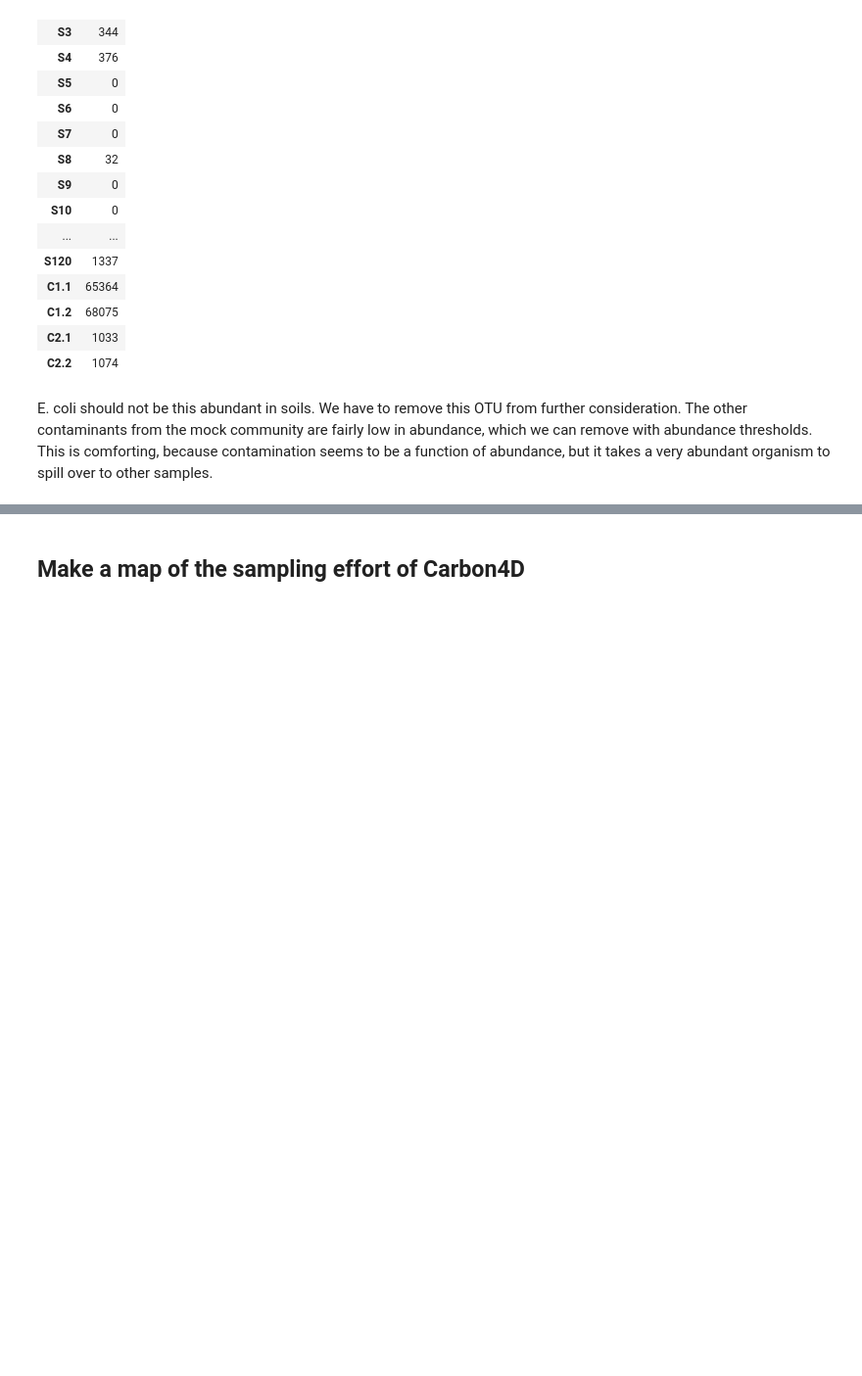
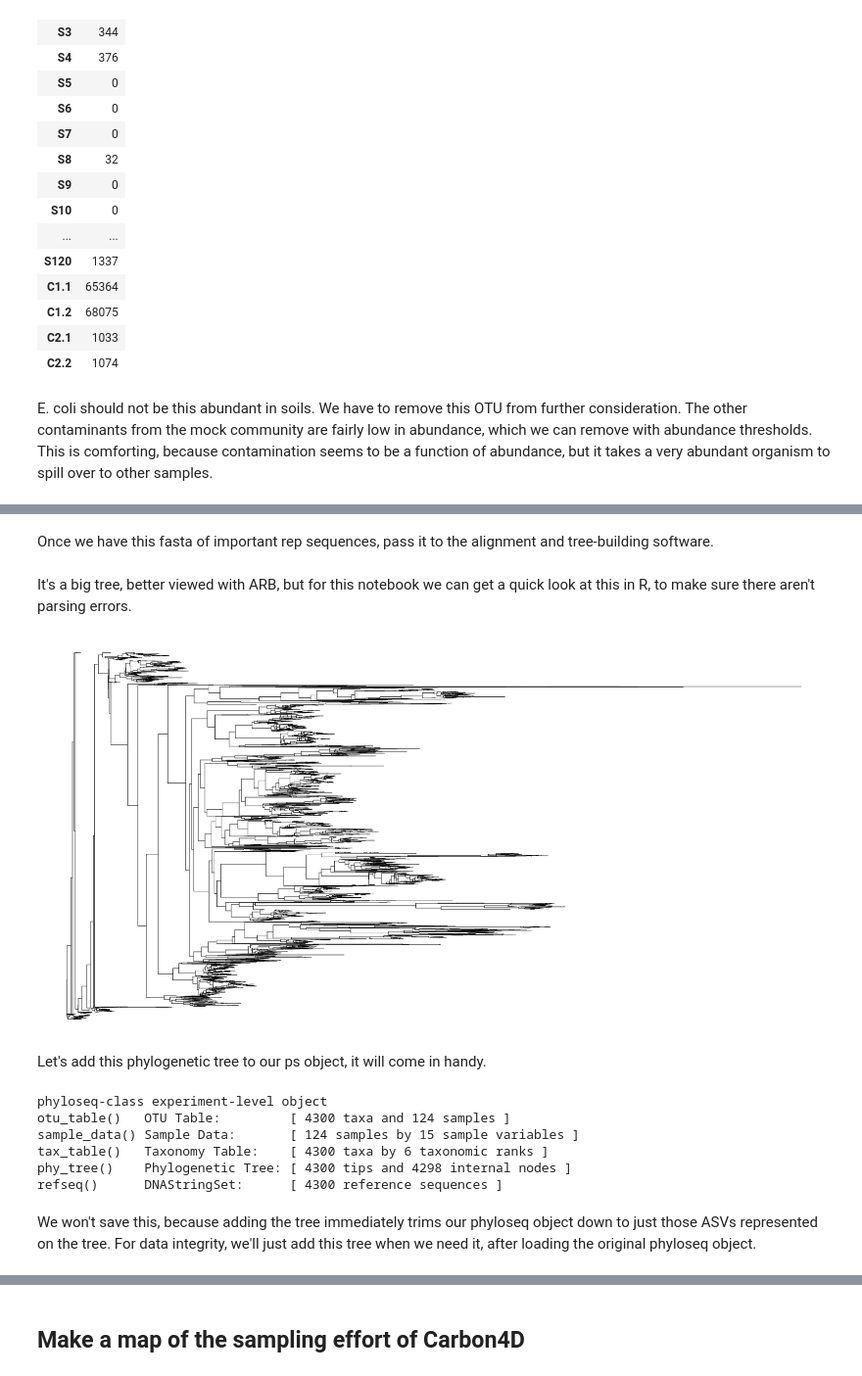
Before and after one commit to danchurch/fichtelgebirgeSoils, a Jupyter notebook: spatialAnalysis/spatialAnalysisSulariData.ipynb, the cells around one changed output, grey strips where cells are left out. Shown at 98% size. Drawn from its saved outputs; the diff is of its cells as text; code cells hidden in the pictures; blank space fills up the shorter version.

Commit message:
updating notebook with mc stuff

```diff
--- a/spatialAnalysis/spatialAnalysisSulariData.ipynb
+++ b/spatialAnalysis/spatialAnalysisSulariData.ipynb
@@ -284,0 +334,2 @@ E. coli should not be this abundant in soils. We have to remove this OTU from fu
+# %% [markdown]
+Once we have this fasta of important rep sequences, pass it to the alignment and tree-building software.
@@ -284,0 +349,10 @@ E. coli should not be this abundant in soils. We have to remove this OTU from fu
+# %% [markdown]
+It's a big tree, better viewed with ARB, but for this notebook we can get a quick look at this in R, to make sure there aren't parsing errors.
+# %%
+aa = ape::read.tree("sulariFastTree.nwk")
+# %%
+plot(aa, show.tip.label = FALSE, no.margin = TRUE)
+# %% [output]
+[figure, added]
+# %% [markdown]
+Let's add this phylogenetic tree to our ps object, it will come in handy.
@@ -284,0 +362,11 @@ E. coli should not be this abundant in soils. We have to remove this OTU from fu
+# %%
+ps
+# %% [output]
+phyloseq-class experiment-level object
+otu_table()   OTU Table:         [ 4300 taxa and 124 samples ]
+sample_data() Sample Data:       [ 124 samples by 15 sample variables ]
+tax_table()   Taxonomy Table:    [ 4300 taxa by 6 taxonomic ranks ]
+phy_tree()    Phylogenetic Tree: [ 4300 tips and 4298 internal nodes ]
+refseq()      DNAStringSet:      [ 4300 reference sequences ]
+# %% [markdown]
+We won't save this, because adding the tree immediately trims our phyloseq object down to just those ASVs represented on the tree. For data integrity, we'll just add this tree when we need it, after loading the original phyloseq object.
```
Also changed, not shown: parts of 30 cells of this notebook, 1 other file.
